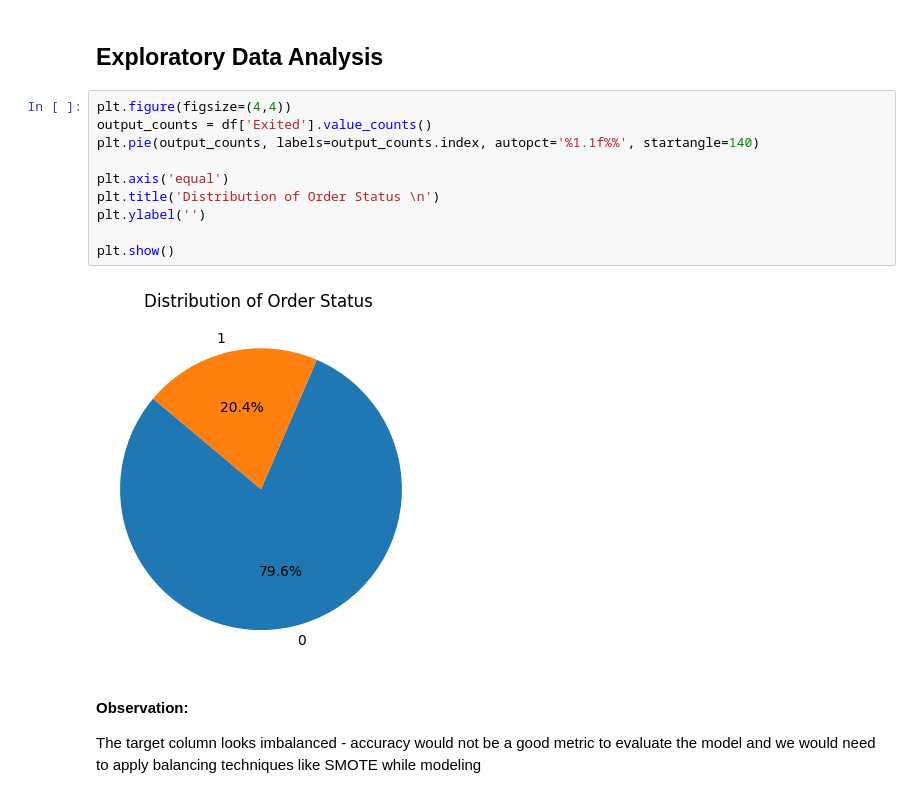
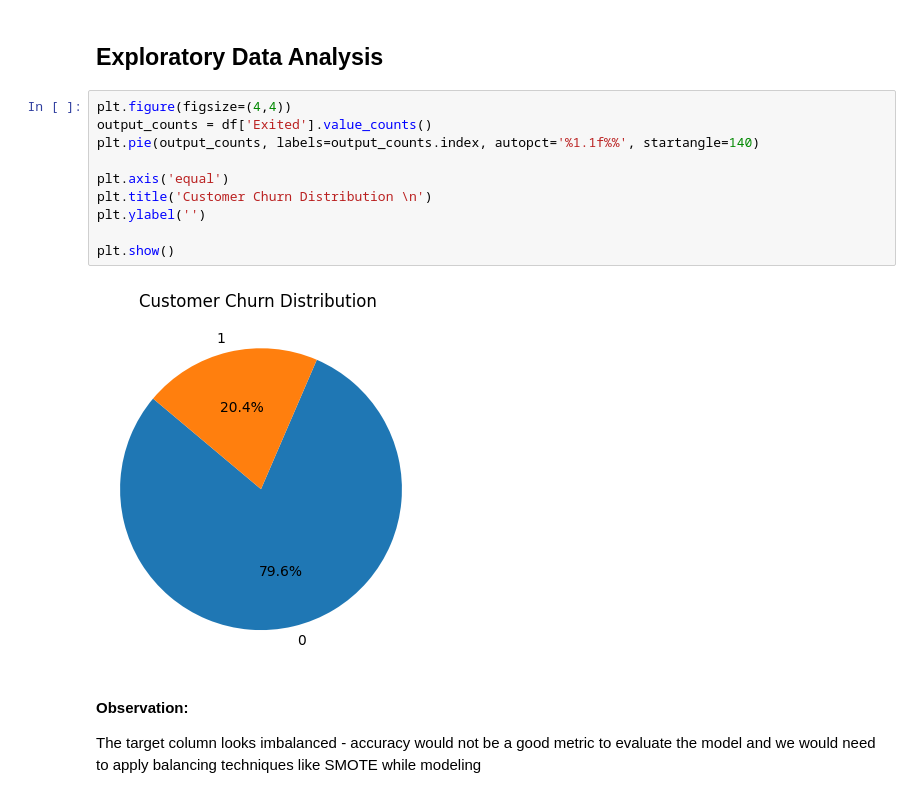
Before and after one commit to subhrajit67/bank-customer-churn-analysis, a Jupyter notebook: eda-and-modeling.ipynb, the cells around one changed output. Drawn from its saved outputs; the diff is of its cells as text.

```diff
--- a/eda-and-modeling.ipynb
+++ b/eda-and-modeling.ipynb
@@ -87,15 +87,15 @@ dtype: int64
 # %%
 plt.figure(figsize=(4,4))
 output_counts = df['Exited'].value_counts()
 plt.pie(output_counts, labels=output_counts.index, autopct='%1.1f%%', startangle=140)
 
 plt.axis('equal')
-plt.title('Distribution of Order Status \n')
+plt.title('Customer Churn Distribution \n')
 plt.ylabel('')
 
 plt.show()
 # %% [output]
-[figure, old version]
+[figure, new version]
 # %% [markdown]
 #### Observation:
 
```
Also changed, not shown: parts of 2 cells of this notebook, 23 other files.
